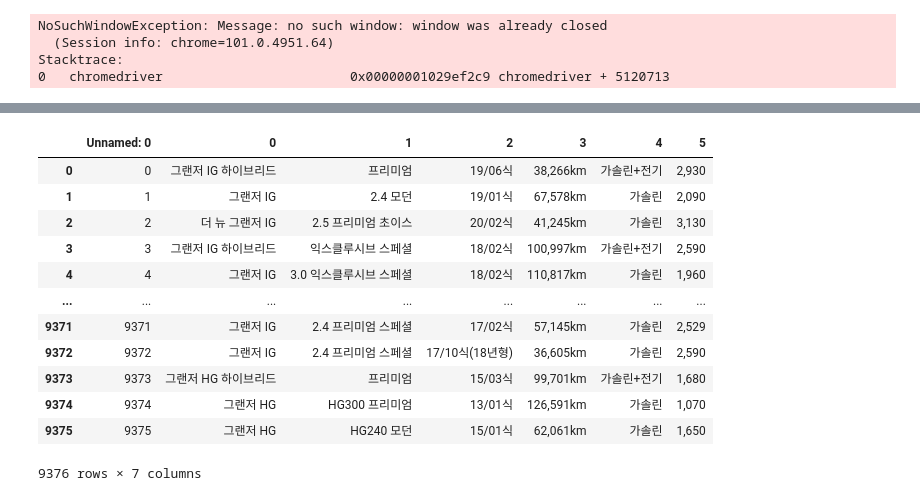
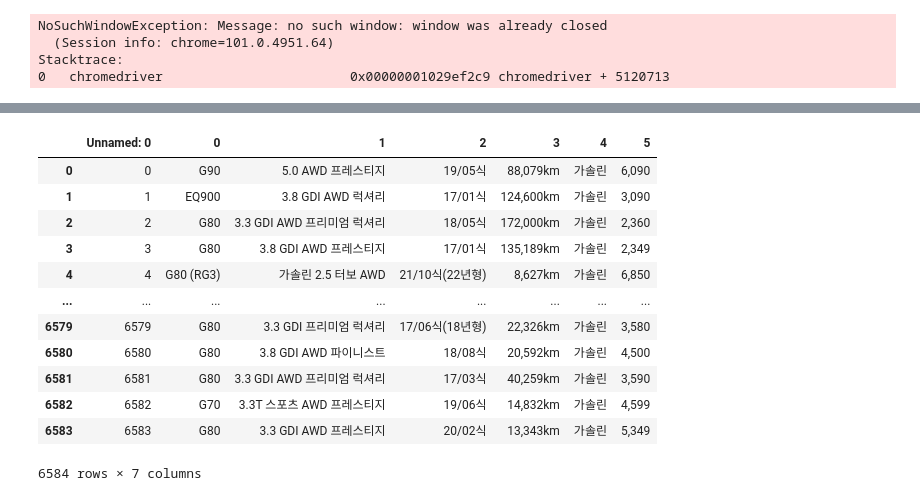
Before and after one commit to y001003/usedcar_pricing, a Jupyter notebook: crawling.ipynb, the cells around one changed output, grey strips where cells are left out. Cells and saved outputs as stored; diff of their text form; code cells hidden in the pictures.

```diff
--- a/crawling.ipynb
+++ b/crawling.ipynb
@@ -507,17 +573,17 @@ ls
 # %%
-df2 = pd.read_csv('./gradure.csv')
+df2 = pd.read_csv('./genesis.csv')
 df2
 # %% [output]
 |  | Unnamed: 0 | 0 | 1 | 2 | 3 | 4 | 5 |
-| 0 | 0 | 그랜저 IG 하이브리드 | 프리미엄 | 19/06식 | 38,266km | 가솔린+전기 | 2,930 |
-| 1 | 1 | 그랜저 IG | 2.4 모던 | 19/01식 | 67,578km | 가솔린 | 2,090 |
-| 2 | 2 | 더 뉴 그랜저 IG | 2.5 프리미엄 초이스 | 20/02식 | 41,245km | 가솔린 | 3,130 |
-| 3 | 3 | 그랜저 IG 하이브리드 | 익스클루시브 스페셜 | 18/02식 | 100,997km | 가솔린+전기 | 2,590 |
-| 4 | 4 | 그랜저 IG | 3.0 익스클루시브 스페셜 | 18/02식 | 110,817km | 가솔린 | 1,960 |
+| 0 | 0 | G90 | 5.0 AWD 프레스티지 | 19/05식 | 88,079km | 가솔린 | 6,090 |
+| 1 | 1 | EQ900 | 3.8 GDI AWD 럭셔리 | 17/01식 | 124,600km | 가솔린 | 3,090 |
+| 2 | 2 | G80 | 3.3 GDI AWD 프리미엄 럭셔리 | 18/05식 | 172,000km | 가솔린 | 2,360 |
+| 3 | 3 | G80 | 3.8 GDI AWD 프레스티지 | 17/01식 | 135,189km | 가솔린 | 2,349 |
+| 4 | 4 | G80 (RG3) | 가솔린 2.5 터보 AWD | 21/10식(22년형) | 8,627km | 가솔린 | 6,850 |
 | ... | ... | ... | ... | ... | ... | ... | ... |
-| 9371 | 9371 | 그랜저 IG | 2.4 프리미엄 스페셜 | 17/02식 | 57,145km | 가솔린 | 2,529 |
-| 9372 | 9372 | 그랜저 IG | 2.4 프리미엄 스페셜 | 17/10식(18년형) | 36,605km | 가솔린 | 2,590 |
-| 9373 | 9373 | 그랜저 HG 하이브리드 | 프리미엄 | 15/03식 | 99,701km | 가솔린+전기 | 1,680 |
-| 9374 | 9374 | 그랜저 HG | HG300 프리미엄 | 13/01식 | 126,591km | 가솔린 | 1,070 |
-| 9375 | 9375 | 그랜저 HG | HG240 모던 | 15/01식 | 62,061km | 가솔린 | 1,650 |
+| 6579 | 6579 | G80 | 3.3 GDI 프리미엄 럭셔리 | 17/06식(18년형) | 22,326km | 가솔린 | 3,580 |
+| 6580 | 6580 | G80 | 3.8 GDI AWD 파이니스트 | 18/08식 | 20,592km | 가솔린 | 4,500 |
+| 6581 | 6581 | G80 | 3.3 GDI AWD 프리미엄 럭셔리 | 17/03식 | 40,259km | 가솔린 | 3,590 |
+| 6582 | 6582 | G70 | 3.3T 스포츠 AWD 프레스티지 | 19/06식 | 14,832km | 가솔린 | 4,599 |
+| 6583 | 6583 | G80 | 3.3 GDI AWD 프레스티지 | 20/02식 | 13,343km | 가솔린 | 5,349 |
-9376 rows × 7 columns
+6584 rows × 7 columns
```
Also changed, not shown: parts of 15 cells of this notebook, 2 other files.
